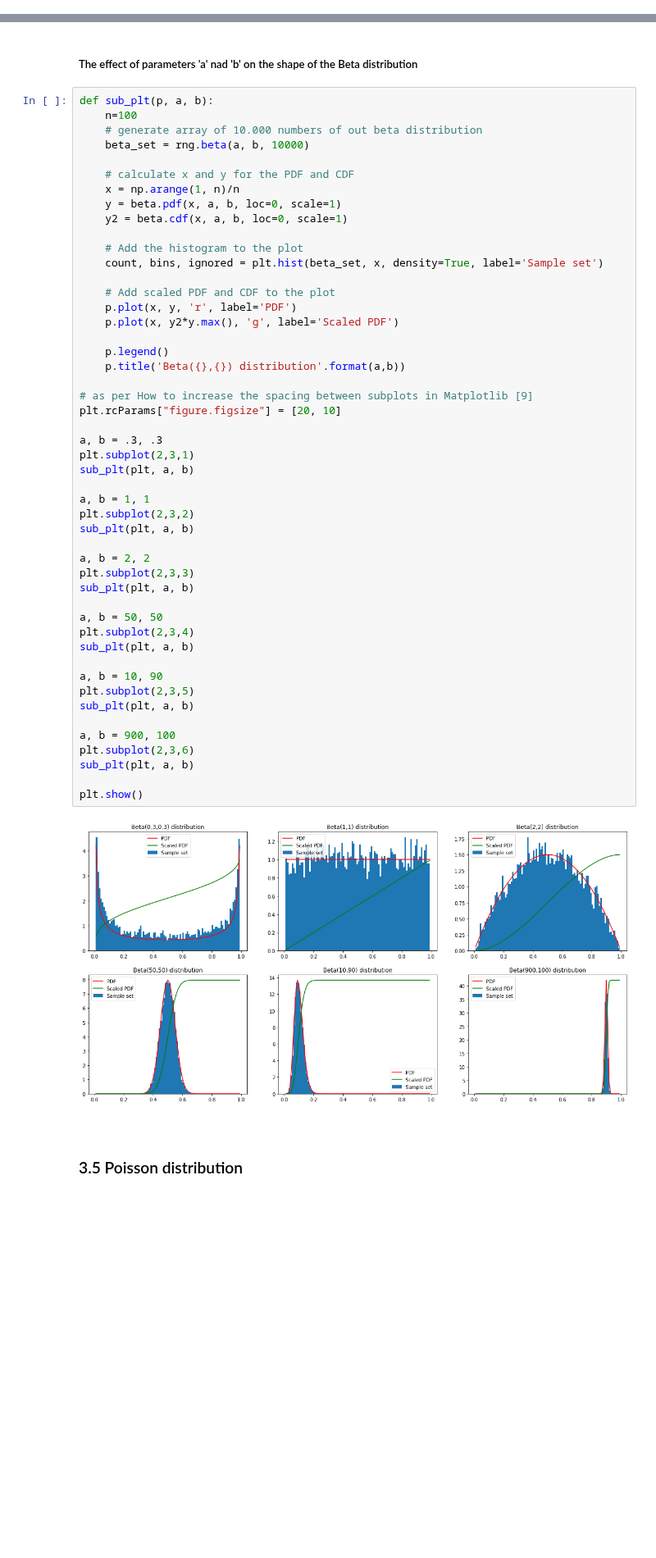
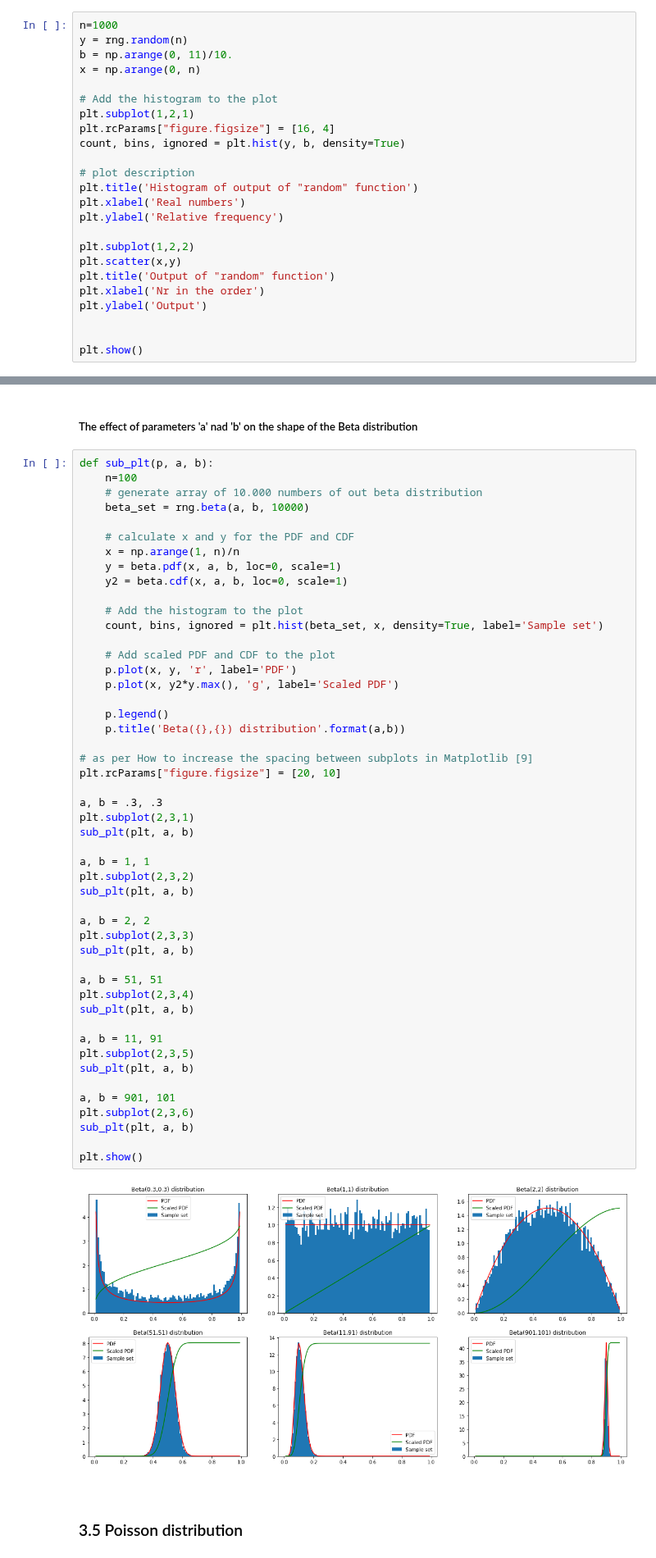
Before and after one commit to przemekbil/PfDA_2021, a Jupyter notebook: Assignments/Assignment.ipynb, the cells around one changed output, grey strips where cells are left out. Shown at 82% size. Drawn from its saved outputs; the diff is of its cells as text; blank space fills up the shorter version.

Commit message:
Simple random data started

```diff
--- a/Assignments/Assignment.ipynb
+++ b/Assignments/Assignment.ipynb
@@ -86,0 +122,24 @@ Thanks to addition of these steps, output of the PCG algorithms are challenging
+# %%
+n=1000
+y = rng.random(n)
+b = np.arange(0, 11)/10.
+x = np.arange(0, n)
+
+# Add the histogram to the plot
+plt.subplot(1,2,1)
+plt.rcParams["figure.figsize"] = [16, 4]
+count, bins, ignored = plt.hist(y, b, density=True)
+
+# plot description
+plt.title('Histogram of output of "random" function')
+plt.xlabel('Real numbers')
+plt.ylabel('Relative frequency')
+
+plt.subplot(1,2,2)
+plt.scatter(x,y)
+plt.title('Output of "random" function')
+plt.xlabel('Nr in the order')
+plt.ylabel('Output')
+
+
+plt.show()
@@ -615,37 +689,37 @@ def sub_plt(p, a, b):
 
     p.legend()
     p.title('Beta({},{}) distribution'.format(a,b))
 
 # as per How to increase the spacing between subplots in Matplotlib [9]
 plt.rcParams["figure.figsize"] = [20, 10]
 
 a, b = .3, .3
 plt.subplot(2,3,1)
 sub_plt(plt, a, b)
 
 a, b = 1, 1
 plt.subplot(2,3,2)
 sub_plt(plt, a, b)
 
 a, b = 2, 2
 plt.subplot(2,3,3)
 sub_plt(plt, a, b)
 
-a, b = 50, 50
+a, b = 51, 51
 plt.subplot(2,3,4)
 sub_plt(plt, a, b)
 
-a, b = 10, 90
+a, b = 11, 91
 plt.subplot(2,3,5)
 sub_plt(plt, a, b)
 
-a, b = 900, 100
+a, b = 901, 101
 plt.subplot(2,3,6)
 sub_plt(plt, a, b)
 
 plt.show()
 # %% [output]
-[figure, old version]
+[figure, new version]
 # %% [markdown]
 <br>
 
```
Also changed, not shown: parts of 9 cells of this notebook.
